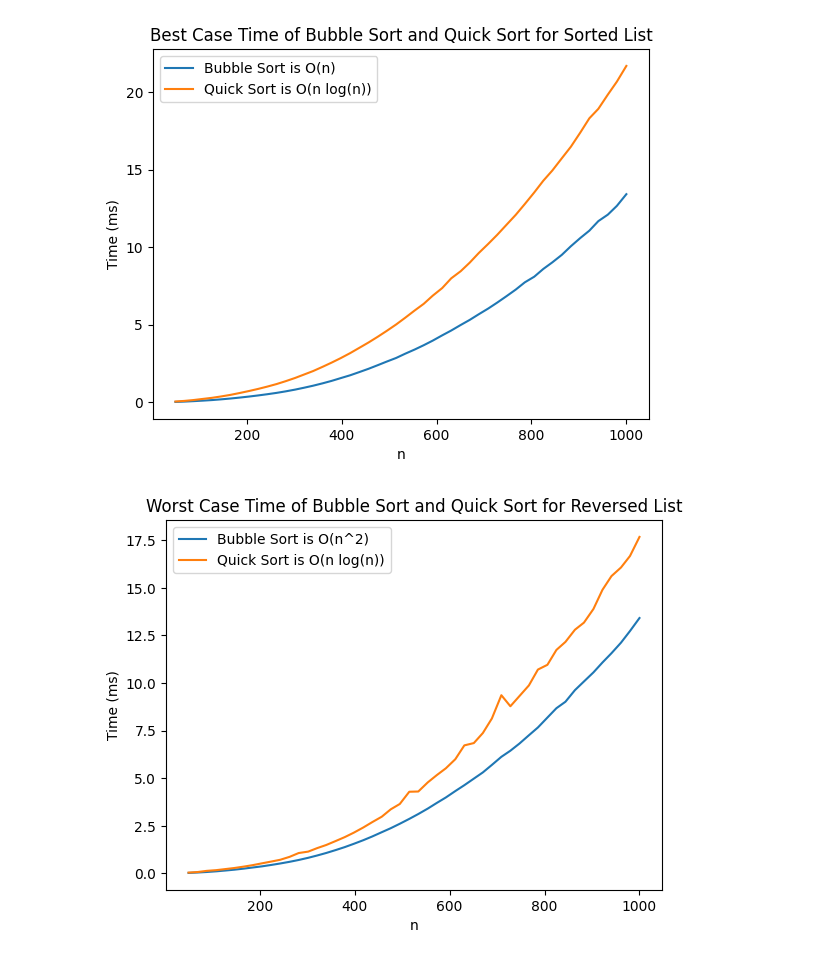
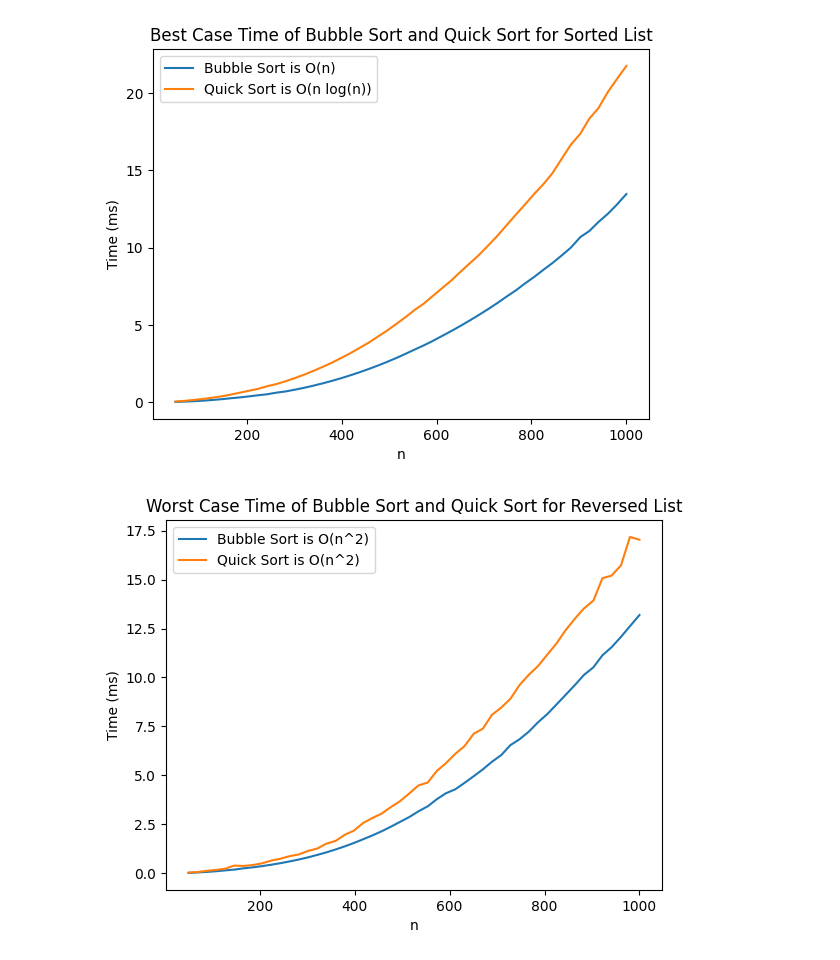
Before and after one commit to romankurakin/data-structures-and-algorithms, a Jupyter notebook: Sorting.ipynb, the cells around one changed output. Cells and saved outputs as stored; diff of their text form; code cells hidden in the pictures.

Commit message:
fix: edit worst case legend

```diff
--- a/Sorting.ipynb
+++ b/Sorting.ipynb
@@ -127,29 +127,29 @@ plot_best_case()
 # %%
 def plot_worst_case():
     n = np.linspace(50, 1000, 50, dtype=int)
     bubble_sort_times = []
     quick_sort_times = []
 
     for i in n:
         bubble_sort_time = timer(
             bubble_sort, generate_reversed_list(i), repetitions=default_repetitions
         )
         quick_sort_time = timer(
             quick_sort, generate_reversed_list(i), repetitions=default_repetitions
         )
 
         bubble_sort_times.append(bubble_sort_time)
         quick_sort_times.append(quick_sort_time)
 
     plt.plot(n, bubble_sort_times, label="Bubble Sort is O(n^2)")
-    plt.plot(n, quick_sort_times, label="Quick Sort is O(n log(n))")
+    plt.plot(n, quick_sort_times, label="Quick Sort is O(n^2)")
     plt.xlabel("n")
     plt.ylabel("Time (ms)")
     plt.legend()
     plt.title("Worst Case Time of Bubble Sort and Quick Sort for Reversed List")
     plt.show()
 
 
 plot_worst_case()
 # %% [output]
-[figure, old version]
+[figure, new version]
```
Also changed, not shown: parts of 1 cell of this notebook, 2 other files.
